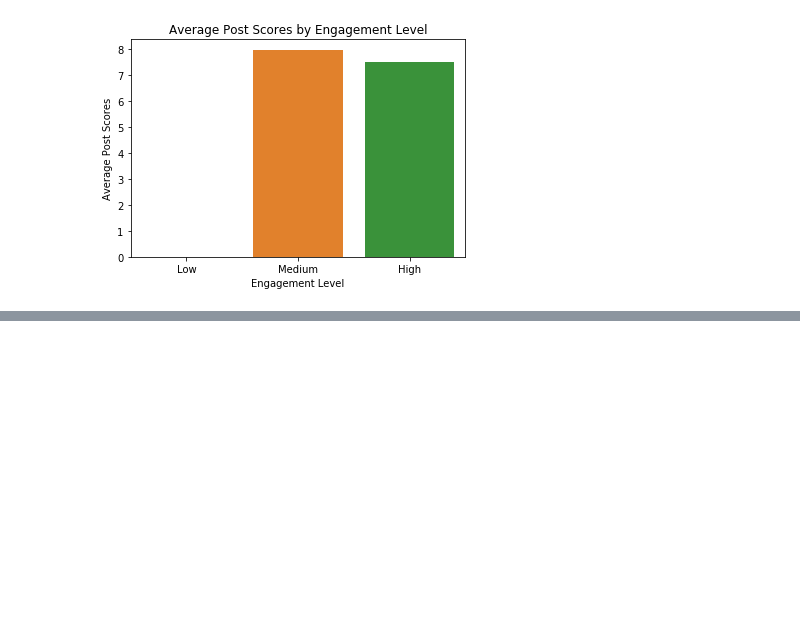
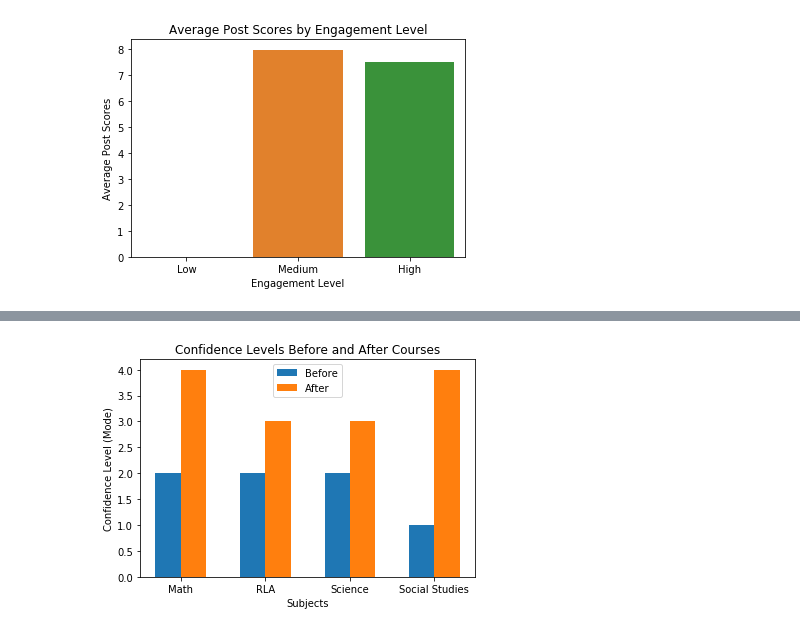
Before and after one commit to iSTAREducation/mmdt-da-project01-team-2, a Jupyter notebook: Assignment_00/formatted_project_2.ipynb, the cells around one changed output, grey strips where cells are left out. Drawn from its saved outputs; the diff is of its cells as text; code cells hidden in the pictures; blank space fills up the shorter version.

```diff
--- a/Assignment_00/formatted_project_2.ipynb
+++ b/Assignment_00/formatted_project_2.ipynb
@@ -1297,0 +1330,22 @@ plt.show()
+# %%
+bf_confid_cols = pre_post_df[['confidence_bef_math', 'confidence_bef_rla','confidence_bef_sci', 'confidence_bef_ss']]
+af_confid_cols = pre_post_df[['confidence_aft_math', 'confidence_aft_rla','confidence_aft_sci', 'confidence_aft_ss']]
+bf_confid_modes = bf_confid_cols.mode().iloc[0]
+af_confid_modes = af_confid_cols.mode().iloc[0]
+
+subjects = ['Math', 'RLA', 'Science', 'Social Studies']
+
+X_axis = np.arange(len(subjects))
+
+plt.figure(figsize=(6, 4))
+plt.bar(X_axis - 0.15, bf_confid_modes, 0.3, label='Before')
+plt.bar(X_axis + 0.15, af_confid_modes, 0.3, label='After')
+
+plt.xticks(X_axis, subjects)
+plt.xlabel("Subjects")
+plt.ylabel("Confidence Level (Mode)")
+plt.title("Confidence Levels Before and After Courses")
+plt.legend()
+plt.show()
+# %% [output]
+[figure, added]
```
Also changed, not shown: parts of 14 cells of this notebook.
